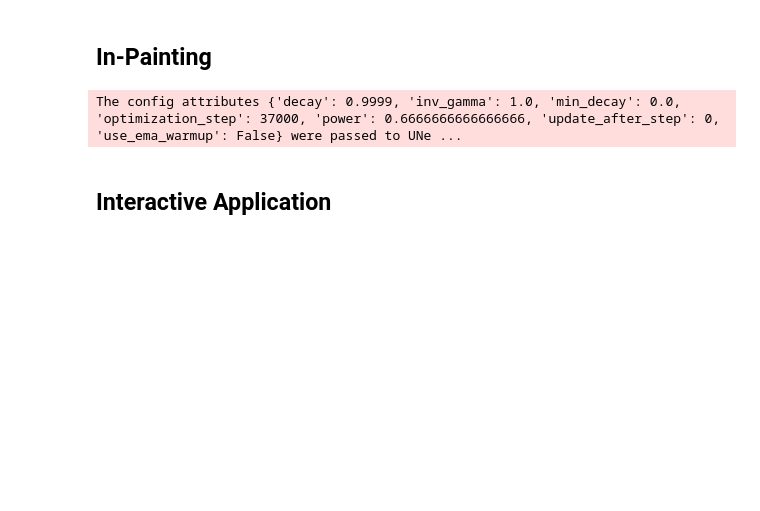
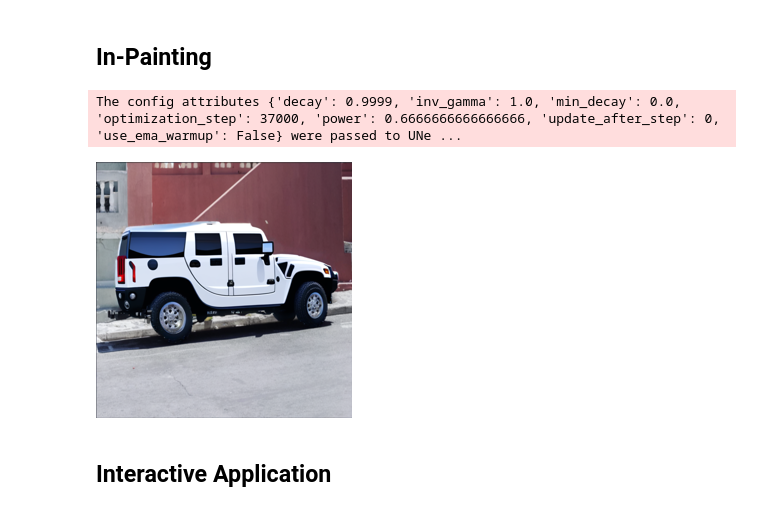
Before and after one commit to mxagar/diffusion-examples, a Jupyter notebook: inpainting_app/inpainting.ipynb, the cells around one changed output. Drawn from its saved outputs; the diff is of its cells as text; code cells hidden in the pictures; blank space fills up the shorter version.

```diff
--- a/inpainting_app/inpainting.ipynb
+++ b/inpainting_app/inpainting.ipynb
@@ -161,7 +164,7 @@ inpainting_pipeline.enable_model_cpu_offload()
 The config attributes {'decay': 0.9999, 'inv_gamma': 1.0, 'min_decay': 0.0, 'optimization_step': 37000, 'power': 0.6666666666666666, 'update_after_step': 0, 'use_ema_warmup': False} were passed to UNe ...
 # %%
 def run_inpainting(
-    raw_image: np.ndarray,
+    raw_image: Image.Image,
     input_mask: np.ndarray,
     prompt: str,
     pipeline: AutoPipelineForInpainting,
@@ -190,5 +193,16 @@ def run_inpainting(
     ).images[0]
 
     return image
+# %%
+image_inpainted = run_inpainting(
+    raw_image=raw_image,
+    input_mask=mask,
+    prompt="A hummer parked on the street, photorealistic",
+    pipeline=inpainting_pipeline,
+)
+# %%
+image_inpainted.resize((256, 256))
+# %% [output]
+[figure, added]
 # %% [markdown]
 ## Interactive Application
```
Also changed, not shown: parts of 7 cells of this notebook.
